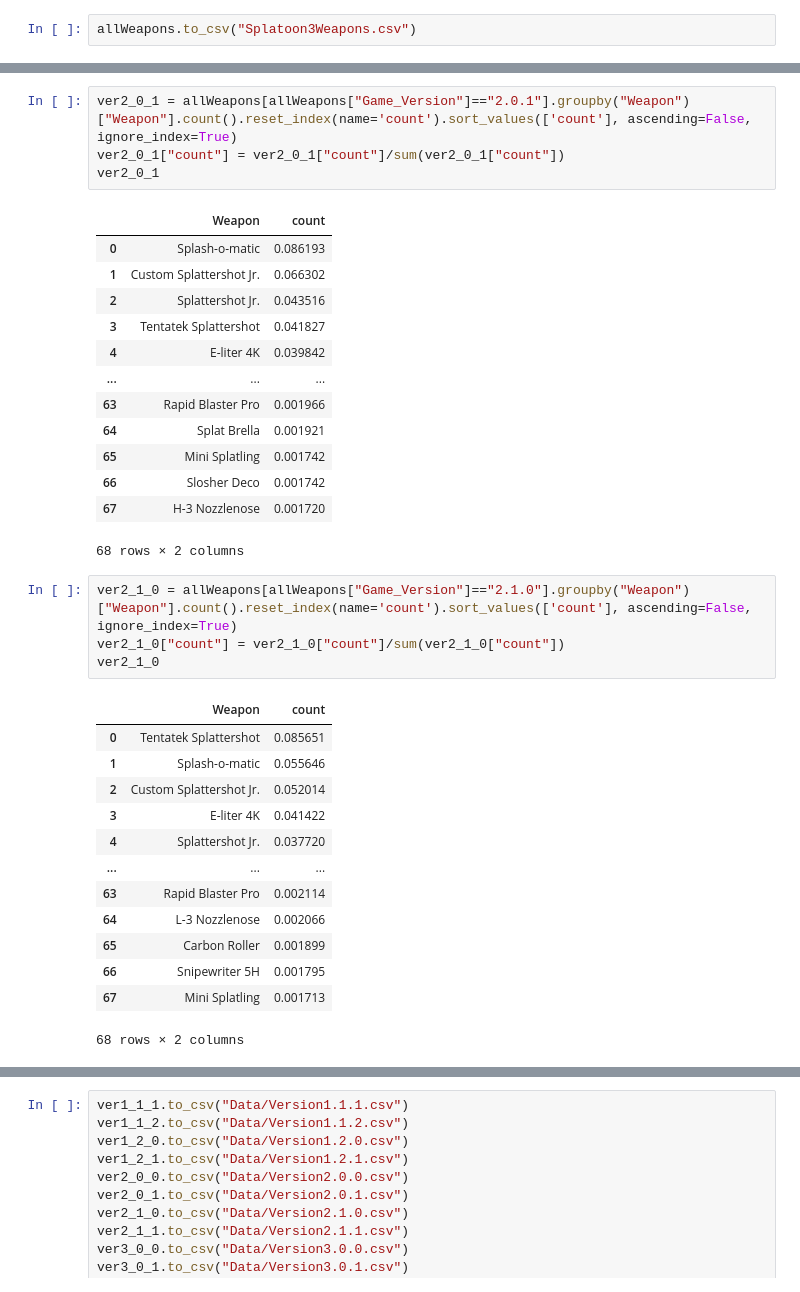
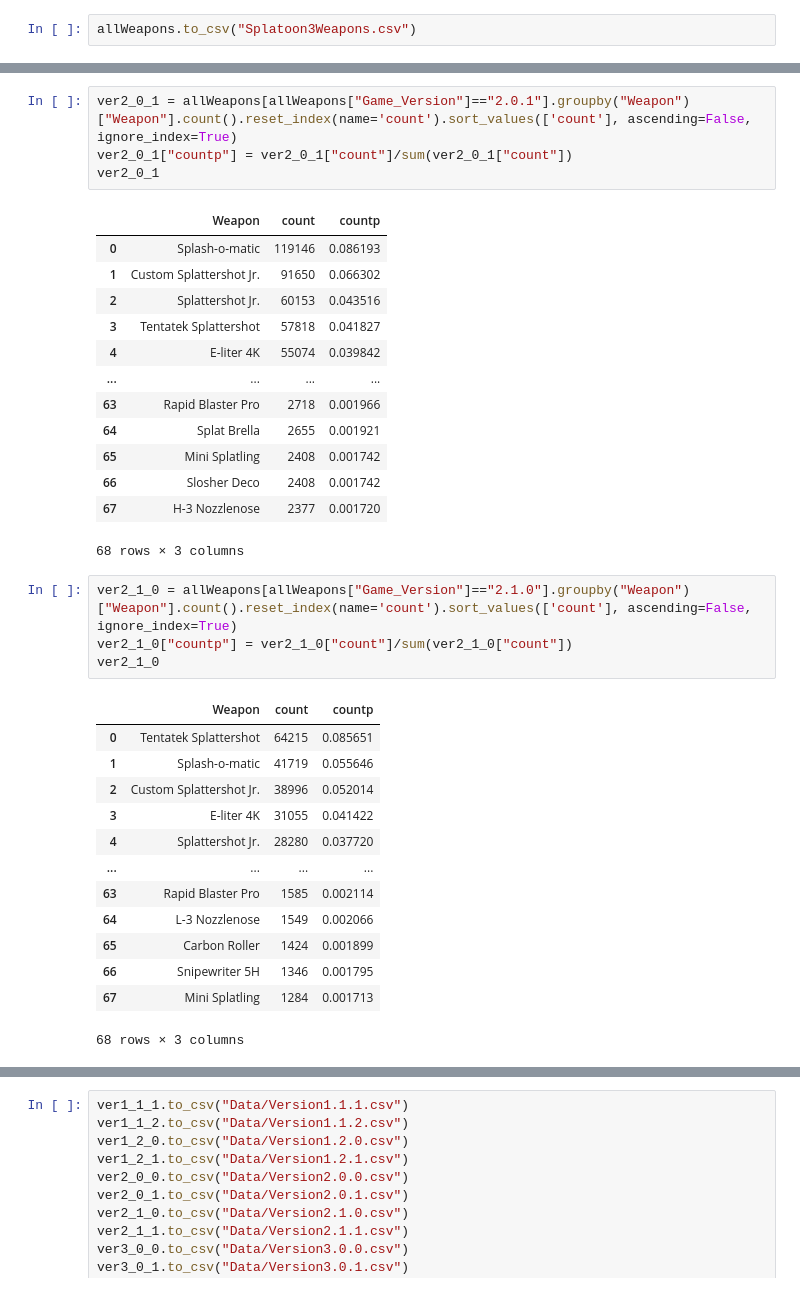
Before and after one commit to DavidAsterumLuo/CS416NarativeVis, a Jupyter notebook: CleanData.ipynb, the cells around one changed output, grey strips where cells are left out. Cells and saved outputs as stored; diff of their text form.

```diff
--- a/CleanData.ipynb
+++ b/CleanData.ipynb
@@ -253,39 +253,39 @@ ver2_0_0
 # %%
 ver2_0_1 = allWeapons[allWeapons["Game_Version"]=="2.0.1"].groupby("Weapon")["Weapon"].count().reset_index(name='count').sort_values(['count'], ascending=False, ignore_index=True)
-ver2_0_1["count"] = ver2_0_1["count"]/sum(ver2_0_1["count"])
+ver2_0_1["countp"] = ver2_0_1["count"]/sum(ver2_0_1["count"])
 ver2_0_1
 # %% [output]
-|  | Weapon | count |
-| 0 | Splash-o-matic | 0.086193 |
-| 1 | Custom Splattershot Jr. | 0.066302 |
-| 2 | Splattershot Jr. | 0.043516 |
-| 3 | Tentatek Splattershot | 0.041827 |
-| 4 | E-liter 4K | 0.039842 |
-| ... | ... | ... |
-| 63 | Rapid Blaster Pro | 0.001966 |
-| 64 | Splat Brella | 0.001921 |
-| 65 | Mini Splatling | 0.001742 |
-| 66 | Slosher Deco | 0.001742 |
-| 67 | H-3 Nozzlenose | 0.001720 |
+|  | Weapon | count | countp |
+| 0 | Splash-o-matic | 119146 | 0.086193 |
+| 1 | Custom Splattershot Jr. | 91650 | 0.066302 |
+| 2 | Splattershot Jr. | 60153 | 0.043516 |
+| 3 | Tentatek Splattershot | 57818 | 0.041827 |
+| 4 | E-liter 4K | 55074 | 0.039842 |
+| ... | ... | ... | ... |
+| 63 | Rapid Blaster Pro | 2718 | 0.001966 |
+| 64 | Splat Brella | 2655 | 0.001921 |
+| 65 | Mini Splatling | 2408 | 0.001742 |
+| 66 | Slosher Deco | 2408 | 0.001742 |
+| 67 | H-3 Nozzlenose | 2377 | 0.001720 |
-68 rows × 2 columns
+68 rows × 3 columns
 # %%
 ver2_1_0 = allWeapons[allWeapons["Game_Version"]=="2.1.0"].groupby("Weapon")["Weapon"].count().reset_index(name='count').sort_values(['count'], ascending=False, ignore_index=True)
-ver2_1_0["count"] = ver2_1_0["count"]/sum(ver2_1_0["count"])
+ver2_1_0["countp"] = ver2_1_0["count"]/sum(ver2_1_0["count"])
 ver2_1_0
 # %% [output]
-|  | Weapon | count |
-| 0 | Tentatek Splattershot | 0.085651 |
-| 1 | Splash-o-matic | 0.055646 |
-| 2 | Custom Splattershot Jr. | 0.052014 |
-| 3 | E-liter 4K | 0.041422 |
-| 4 | Splattershot Jr. | 0.037720 |
-| ... | ... | ... |
-| 63 | Rapid Blaster Pro | 0.002114 |
-| 64 | L-3 Nozzlenose | 0.002066 |
-| 65 | Carbon Roller | 0.001899 |
-| 66 | Snipewriter 5H | 0.001795 |
-| 67 | Mini Splatling | 0.001713 |
+|  | Weapon | count | countp |
+| 0 | Tentatek Splattershot | 64215 | 0.085651 |
+| 1 | Splash-o-matic | 41719 | 0.055646 |
+| 2 | Custom Splattershot Jr. | 38996 | 0.052014 |
+| 3 | E-liter 4K | 31055 | 0.041422 |
+| 4 | Splattershot Jr. | 28280 | 0.037720 |
+| ... | ... | ... | ... |
+| 63 | Rapid Blaster Pro | 1585 | 0.002114 |
+| 64 | L-3 Nozzlenose | 1549 | 0.002066 |
+| 65 | Carbon Roller | 1424 | 0.001899 |
+| 66 | Snipewriter 5H | 1346 | 0.001795 |
+| 67 | Mini Splatling | 1284 | 0.001713 |
-68 rows × 2 columns
+68 rows × 3 columns
 # %%
 ver2_1_1 = allWeapons[allWeapons["Game_Version"] == "2.1.1"].groupby("Weapon")["Weapon"].count().reset_index(
     name='count').sort_values(['count'], ascending=False, ignore_index=True)
```
Also changed, not shown: parts of 15 cells of this notebook, 16 other files.
